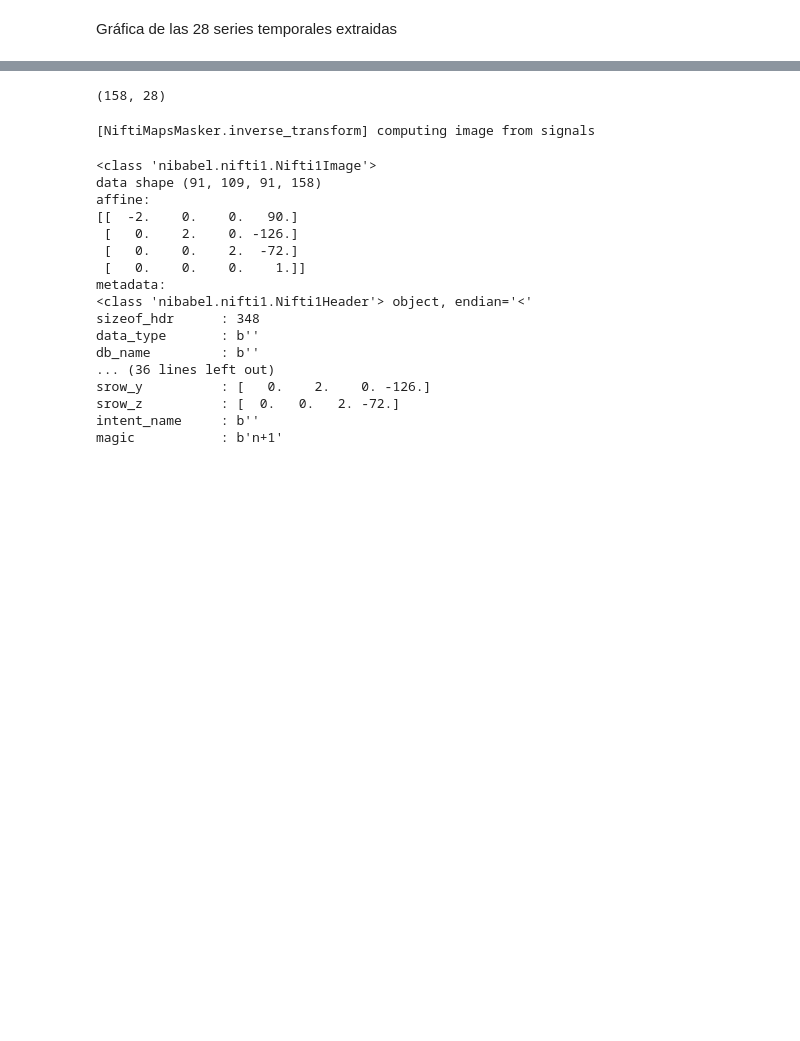
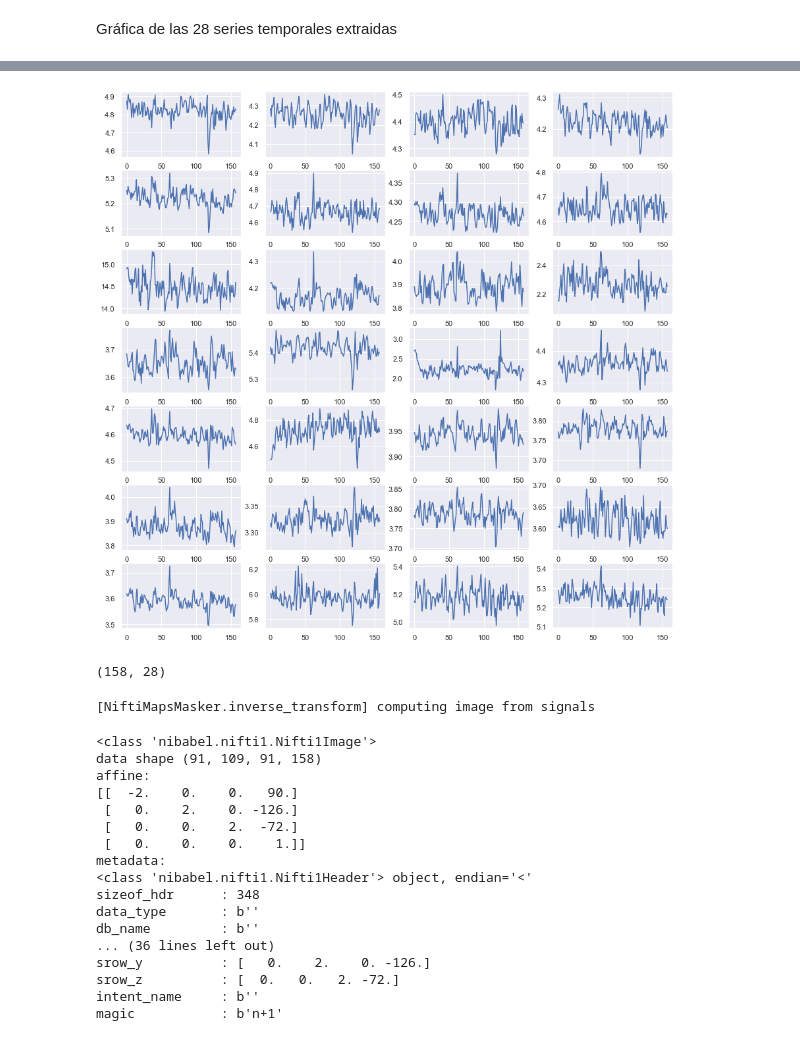
Before and after one commit to spolex/pyrestfmri, a Jupyter notebook: notebooks/fmri_cerebellum_atlas_review.ipynb, the cells around one changed output, grey strips where cells are left out. Saved outputs shown, nothing was run; the diff lists cells and outputs as text; code cells hidden in the pictures; blank space fills up the shorter version.

```diff
--- a/notebooks/fmri_cerebellum_atlas_review.ipynb
+++ b/notebooks/fmri_cerebellum_atlas_review.ipynb
@@ -92,3 +89,12 @@ plt.show()
+# %%
+from matplotlib import cm
+
+plt.figure(figsize=(15.,15.))
+for i,ts in enumerate(timeseries_subject.T):
+    plt.subplot(7, 4, i+1)
+    plt.plot(ts, label=i+1)
+# %% [output]
+[figure, added]
 # %%
 timeseries_subject.shape
 # %% [output]
```
Also changed, not shown: parts of 10 cells of this notebook, 6 other files.
